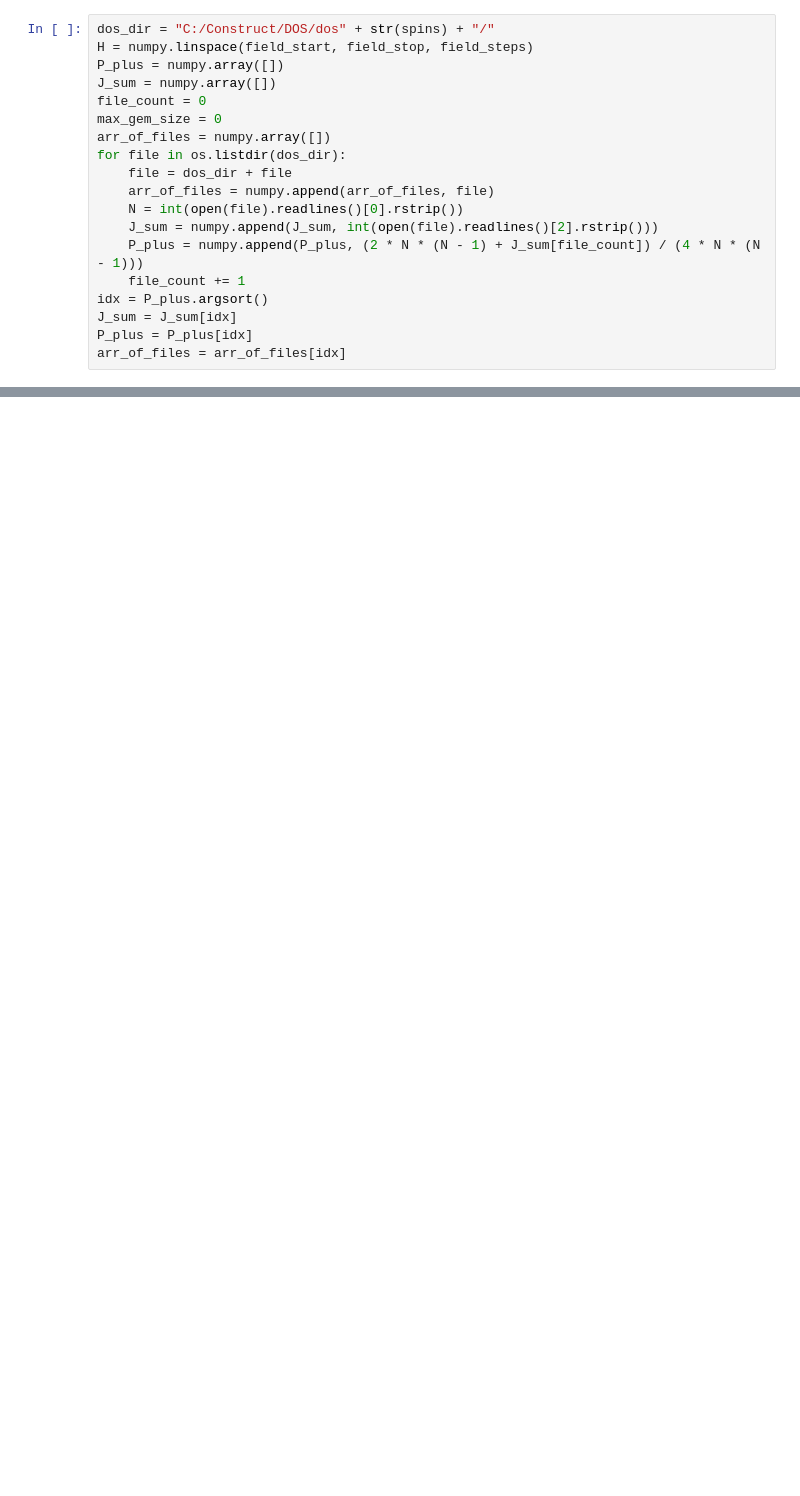
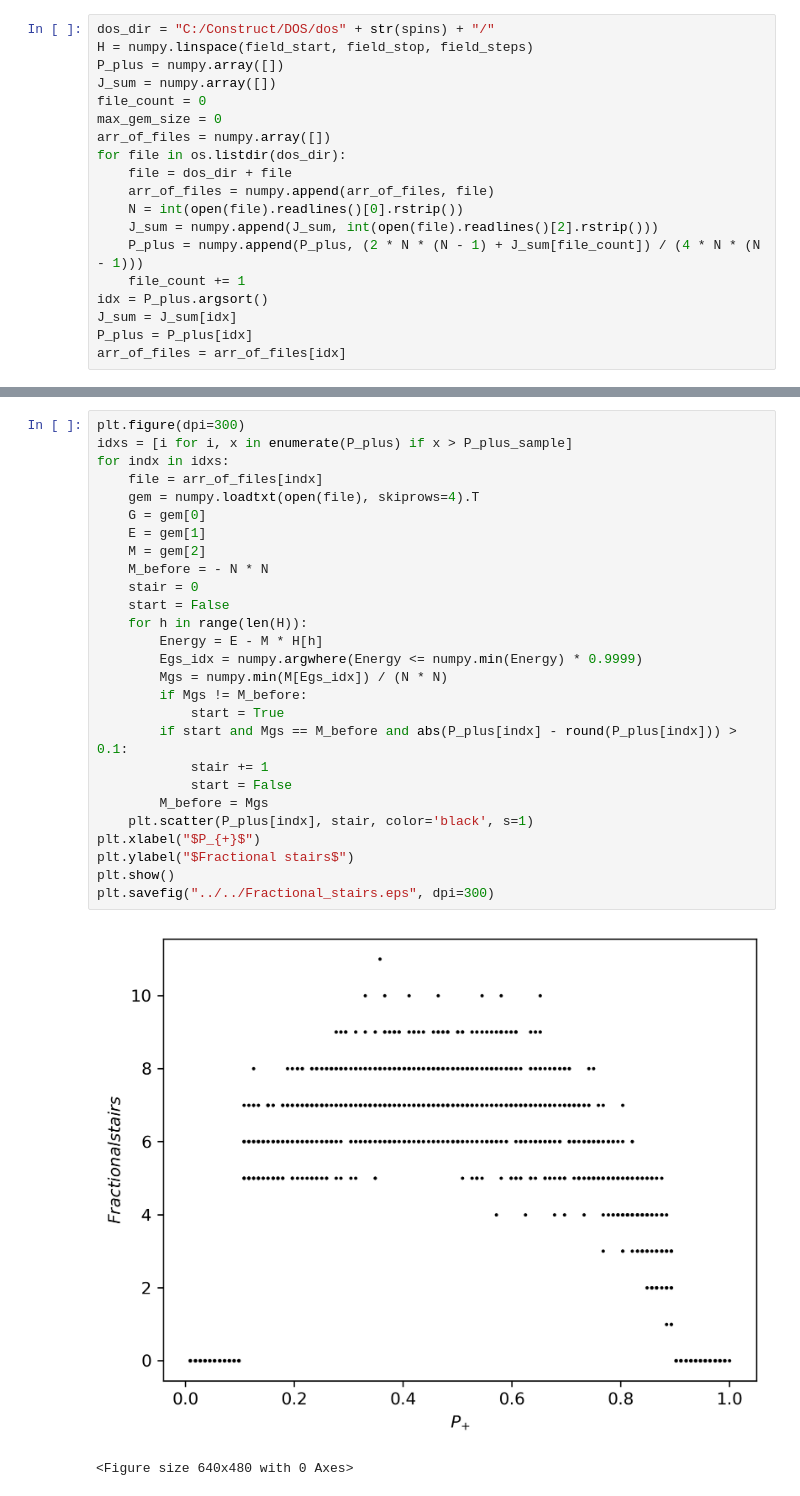
Before and after one commit to feirime/Ground-state-search-2D-Ising-model, a Jupyter notebook: images/scripts_and_programs/Entropy/ferfase.ipynb, the cells around one changed output, grey strips where cells are left out. Saved outputs shown, nothing was run; the diff lists cells and outputs as text; blank space fills up the shorter version.

```diff
--- a/images/scripts_and_programs/Entropy/ferfase.ipynb
+++ b/images/scripts_and_programs/Entropy/ferfase.ipynb
@@ -94,0 +105,30 @@ P =  0.55
+# %%
+plt.figure(dpi=300)
+idxs = [i for i, x in enumerate(P_plus) if x > P_plus_sample]
+for indx in idxs:
+    file = arr_of_files[indx]
+    gem = numpy.loadtxt(open(file), skiprows=4).T
+    G = gem[0]
+    E = gem[1]
+    M = gem[2]
+    M_before = - N * N
+    stair = 0
+    start = False
+    for h in range(len(H)):
+        Energy = E - M * H[h]
+        Egs_idx = numpy.argwhere(Energy <= numpy.min(Energy) * 0.9999)
+        Mgs = numpy.min(M[Egs_idx]) / (N * N)
+        if Mgs != M_before:
+            start = True
+        if start and Mgs == M_before and abs(P_plus[indx] - round(P_plus[indx])) > 0.1:
+            stair += 1
+            start = False
+        M_before = Mgs
+    plt.scatter(P_plus[indx], stair, color='black', s=1)
+plt.xlabel("$P_{+}$")
+plt.ylabel("$Fractional stairs$")
+plt.show()
+plt.savefig("../../Fractional_stairs.eps", dpi=300)
+# %% [output]
+[figure, added]
+<Figure size 640x480 with 0 Axes>
```
Also changed, not shown: parts of 4 cells of this notebook, 1 other file.
